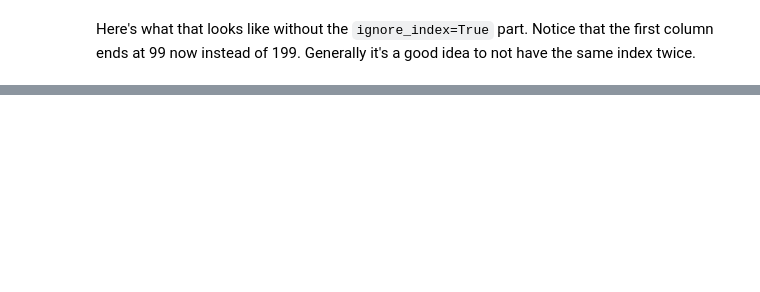
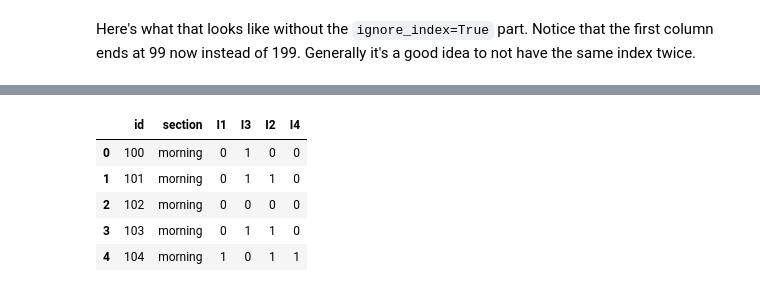
Before and after one commit to gphaser/Python-Intro, a Jupyter notebook: Question data.ipynb, the cells around one changed output, grey strips where cells are left out. Drawn from its saved outputs; the diff is of its cells as text; code cells hidden in the pictures; blank space fills up the shorter version.

```diff
--- a/Question data.ipynb
+++ b/Question data.ipynb
@@ -173,0 +185,9 @@ Problem with this given Q2 means different things
+# %%
+m_data.head()
+# %% [output]
+|  | id | section | I1 | I3 | I2 | I4 |
+| 0 | 100 | morning | 0 | 1 | 0 | 0 |
+| 1 | 101 | morning | 0 | 1 | 1 | 0 |
+| 2 | 102 | morning | 0 | 0 | 0 | 0 |
+| 3 | 103 | morning | 0 | 1 | 1 | 0 |
+| 4 | 104 | morning | 1 | 0 | 1 | 1 |
```
Also changed, not shown: parts of 21 cells of this notebook, 1 other file.
